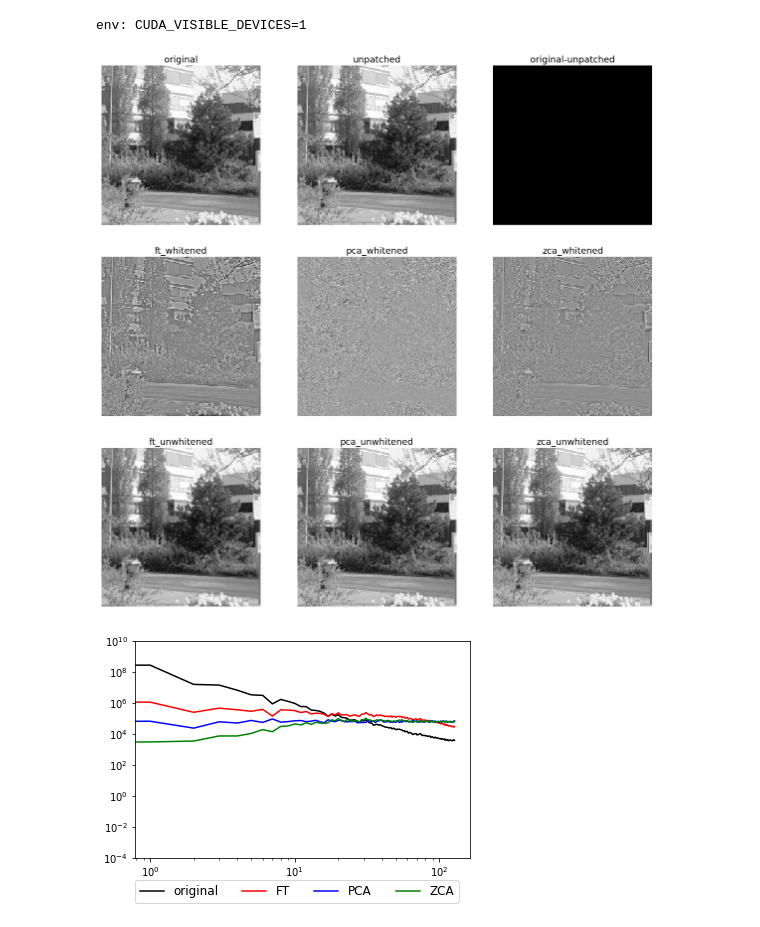
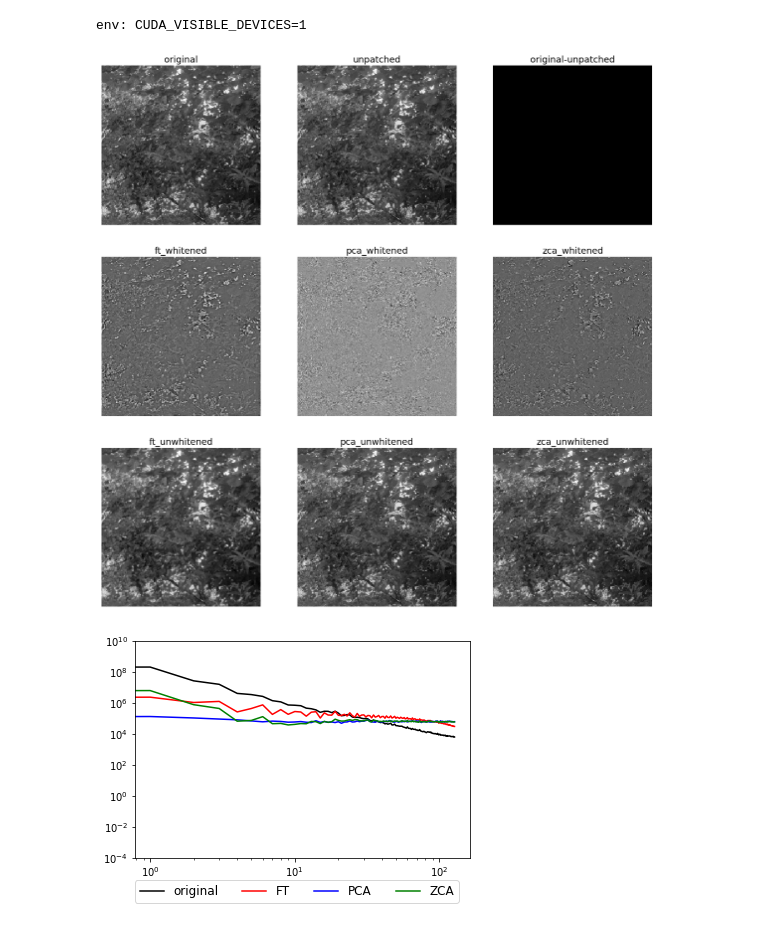
Before and after one commit to dpaiton/DeepSparseCoding, a Jupyter notebook: whitening_test.ipynb, the cells around one changed output. Drawn from its saved outputs; the diff is of its cells as text; code cells hidden in the pictures.

```diff
--- a/whitening_test.ipynb
+++ b/whitening_test.ipynb
@@ -17,7 +17,7 @@ import matplotlib.pyplot as plt
 # %%
 params = {
   "data_type": "vanHateren",
-  "num_images": 1,
+  "num_images": 2,
   "extract_patches": False,
   "patch_edge_size": 8,
   "overlapping_patches": False,
@@ -46,7 +46,7 @@ test_patches = dp.extract_patches_from_single_image(test_img,
 recon_test_img = dp.patches_to_image(test_patches, test_img.shape)
 assert np.max(np.abs(test_img - recon_test_img)) == 0.0
 # %%
-ft_wht_data, ft_data_mean, ft_filter = dp.whiten_data(full_img[0,...], method="FT")
+ft_wht_data, ft_data_mean, ft_filter = dp.whiten_data(full_img, method="FT")
 ft_unwht_data = dp.unwhiten_data(ft_wht_data, ft_data_mean, ft_filter, method="FT")
 
 pca_wht_patches, pca_data_mean, pca_filter = dp.whiten_data(img_patches, method="PCA")
@@ -59,24 +59,25 @@ zca_wht_data = dp.patches_to_image(zca_wht_patches, im_shape=full_img.shape)
 zca_unwht_patches = dp.unwhiten_data(zca_wht_patches, pca_data_mean, zca_filter, method="ZCA")
 zca_unwht_data = dp.patches_to_image(zca_unwht_patches, im_shape=full_img.shape)
 # %%
-data_set = [full_img, recon_full_img, full_img-recon_full_img, ft_wht_data[None,...], pca_wht_data, zca_wht_data,
-  ft_unwht_data[None,...], pca_unwht_data, zca_unwht_data]
+data_set = [full_img, recon_full_img, full_img-recon_full_img, ft_wht_data, pca_wht_data, zca_wht_data,
+  ft_unwht_data, pca_unwht_data, zca_unwht_data]
+
 data_keys = ["original", "unpatched", "original-unpatched", "ft_whitened", "pca_whitened", "zca_whitened",
   "ft_unwhitened", "pca_unwhitened", "zca_unwhitened"]
 img_idx = np.random.choice(params["num_images"], 1)[0]
 num_plots_y = 3
 num_plots_x = 3
 fig, ax = plt.subplots(num_plots_y, num_plots_x, figsize=(20, 20))
 img_count = 0
 for plot_id in  np.ndindex((num_plots_y, num_plots_x)):
   ax[plot_id] = pf.clear_axis(ax[plot_id])
   if img_count < len(data_set):
     ax[plot_id].imshow(np.squeeze(data_set[img_count][img_idx,...]), cmap="Greys_r")
     ax[plot_id].set_title(data_keys[img_count], fontsize=18)
   img_count += 1
 plt.show()
 # %% [output]
-[figure, old version]
+[figure, new version]
 # %%
 pspec = dp.phase_avg_pow_spec(full_img)
 avg_pspec = np.mean(pspec, axis=0)
@@ -101,4 +102,4 @@ legend = ax.legend(handles, labels, fontsize=12, ncol=4,
   borderaxespad=0., bbox_to_anchor=[0, -0.1], fancybox=True, loc="upper left")
 plt.show()
 # %% [output]
-[figure, old version]
+[figure, new version]
```
Also changed, not shown: 2 other files.
